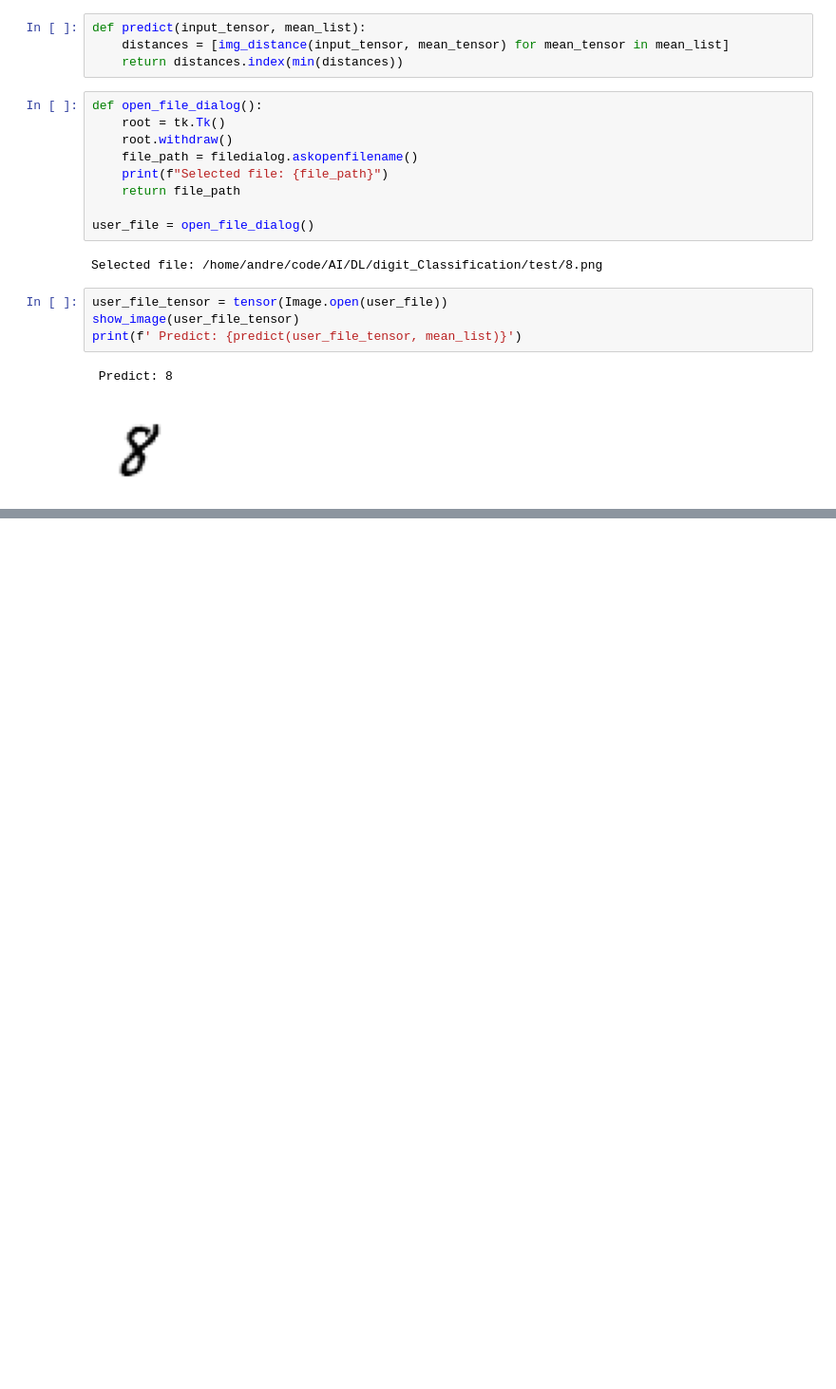
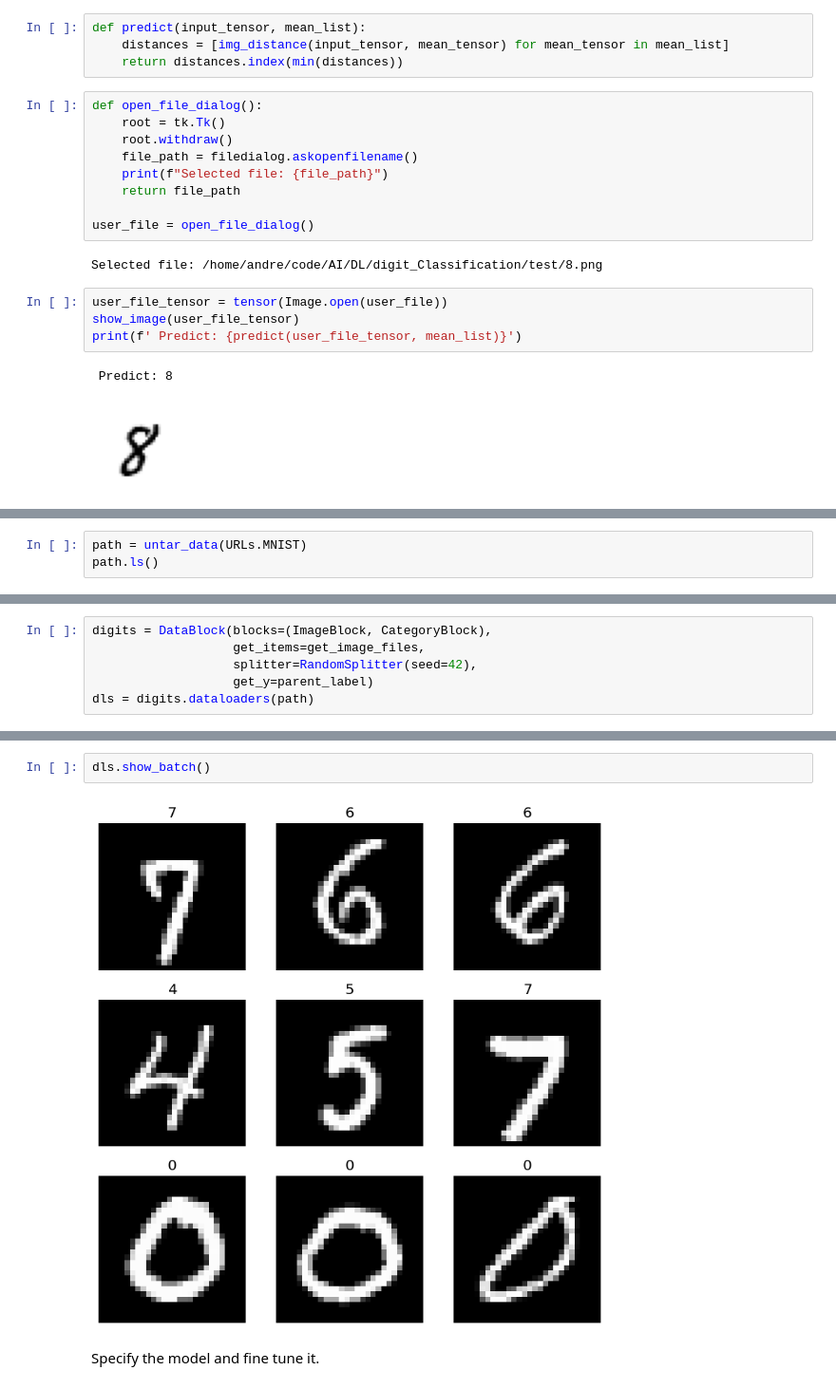
Before and after one commit to arsalanyavari/AI, a Jupyter notebook: DL/digit_Classification/digit_classification.ipynb, the cells around one changed output, grey strips where cells are left out. Shown at 95% size. Cells and saved outputs as stored; diff of their text form; blank space fills up the shorter version.

```diff
--- a/DL/digit_Classification/digit_classification.ipynb
+++ b/DL/digit_Classification/digit_classification.ipynb
@@ -274,0 +276,3 @@ print(f' Predict: {predict(user_file_tensor, mean_list)}')
+# %%
+path = untar_data(URLs.MNIST)
+path.ls()
@@ -274,0 +281,6 @@ print(f' Predict: {predict(user_file_tensor, mean_list)}')
+# %%
+digits = DataBlock(blocks=(ImageBlock, CategoryBlock),
+                   get_items=get_image_files,
+                   splitter=RandomSplitter(seed=42),
+                   get_y=parent_label)
+dls = digits.dataloaders(path)
@@ -274,0 +295,6 @@ print(f' Predict: {predict(user_file_tensor, mean_list)}')
+# %%
+dls.show_batch()
+# %% [output]
+[figure, added]
+# %% [markdown]
+Specify the model and fine tune it.
```
Also changed, not shown: parts of 33 cells of this notebook, 1 other file.
